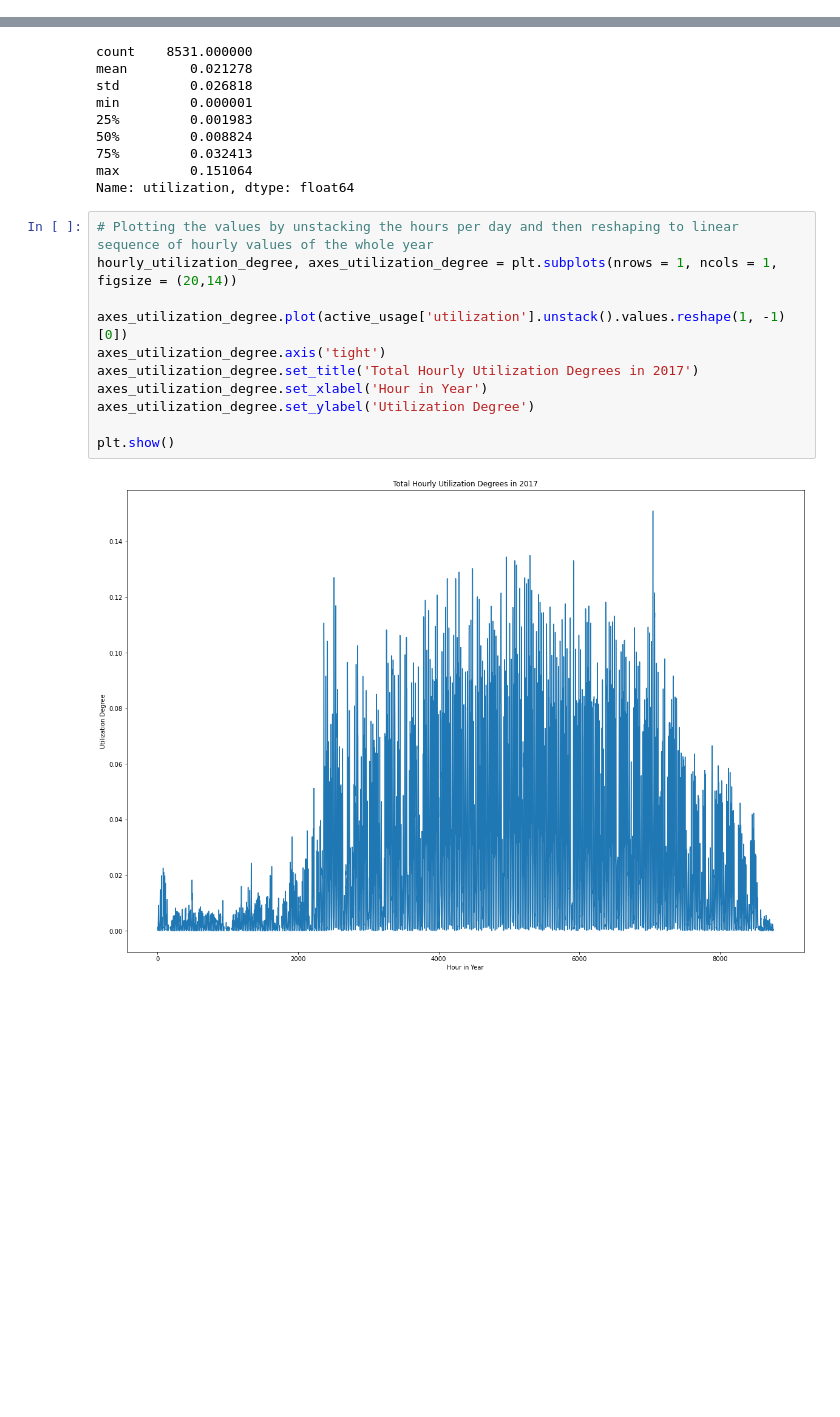
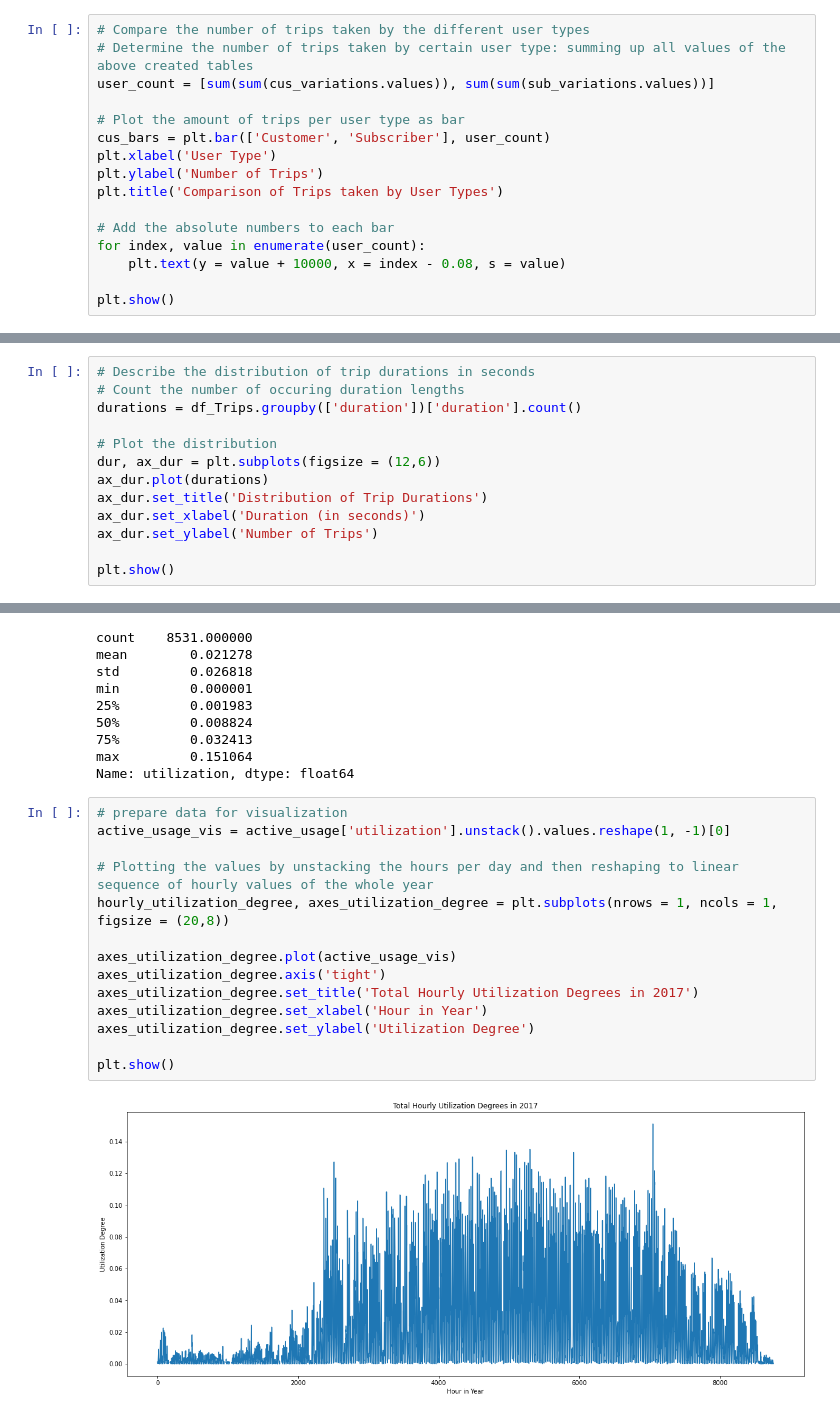
Before and after one commit to NinoVo931/AA_Project, a Jupyter notebook: DataDescription.ipynb, the cells around one changed output, grey strips where cells are left out. Cells and saved outputs as stored; diff of their text form; blank space fills up the shorter version.

Commit message:
Finish descriptive and added html visualization

```diff
--- a/DataDescription.ipynb
+++ b/DataDescription.ipynb
@@ -184,0 +224,16 @@ Ansatz dafür: statt absolute usage pro Monat, durch die Anzahl der Tage teilen
+# %%
+# Compare the number of trips taken by the different user types
+# Determine the number of trips taken by certain user type: summing up all values of the above created tables
+user_count = [sum(sum(cus_variations.values)), sum(sum(sub_variations.values))]
+
+# Plot the amount of trips per user type as bar
+cus_bars = plt.bar(['Customer', 'Subscriber'], user_count)
+plt.xlabel('User Type')
+plt.ylabel('Number of Trips')
+plt.title('Comparison of Trips taken by User Types')
+
+# Add the absolute numbers to each bar
+for index, value in enumerate(user_count):
+    plt.text(y = value + 10000, x = index - 0.08, s = value)
+
+plt.show()
@@ -184,0 +269,13 @@ Ansatz dafür: statt absolute usage pro Monat, durch die Anzahl der Tage teilen
+# %%
+# Describe the distribution of trip durations in seconds
+# Count the number of occuring duration lengths
+durations = df_Trips.groupby(['duration'])['duration'].count()
+
+# Plot the distribution
+dur, ax_dur = plt.subplots(figsize = (12,6))
+ax_dur.plot(durations)
+ax_dur.set_title('Distribution of Trip Durations')
+ax_dur.set_xlabel('Duration (in seconds)')
+ax_dur.set_ylabel('Number of Trips')
+
+plt.show()
@@ -535,15 +712,18 @@ min         0.000001
 max         0.151064
 Name: utilization, dtype: float64
 # %%
+# prepare data for visualization
+active_usage_vis = active_usage['utilization'].unstack().values.reshape(1, -1)[0]
+
 # Plotting the values by unstacking the hours per day and then reshaping to linear sequence of hourly values of the whole year
-hourly_utilization_degree, axes_utilization_degree = plt.subplots(nrows = 1, ncols = 1, figsize = (20,14))
+hourly_utilization_degree, axes_utilization_degree = plt.subplots(nrows = 1, ncols = 1, figsize = (20,8))
 
-axes_utilization_degree.plot(active_usage['utilization'].unstack().values.reshape(1, -1)[0])
+axes_utilization_degree.plot(active_usage_vis)
 axes_utilization_degree.axis('tight')
 axes_utilization_degree.set_title('Total Hourly Utilization Degrees in 2017')
 axes_utilization_degree.set_xlabel('Hour in Year')
 axes_utilization_degree.set_ylabel('Utilization Degree')
 
 plt.show()
 # %% [output]
-[figure, old version]
+[figure, new version]
```
Also changed, not shown: parts of 88 cells of this notebook, 3 other files.
